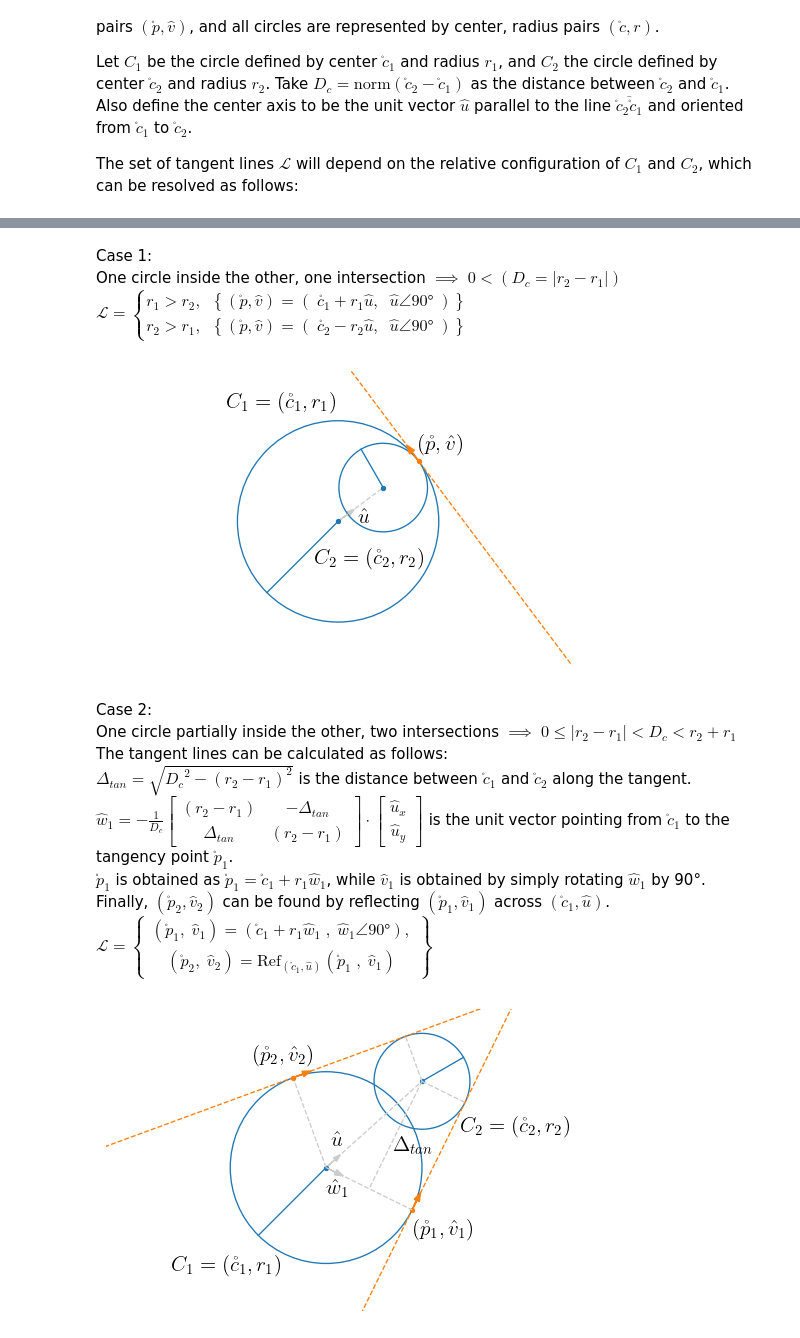
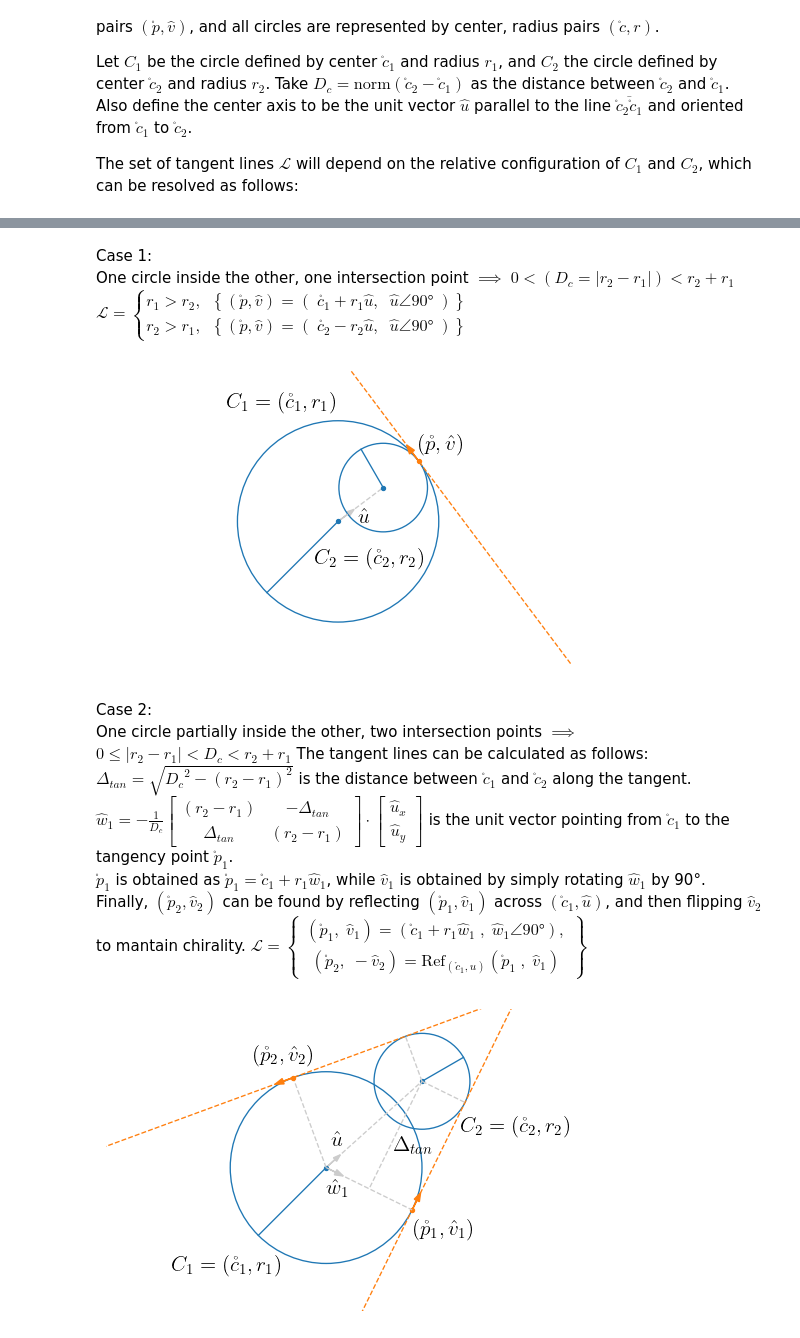
Before and after one commit to LeoKiepper/Exercicios, a Jupyter notebook: CircleCircleTangents/CircleCircleTangents.ipynb, the cells around one changed output, grey strips where cells are left out. Saved outputs shown, nothing was run; the diff lists cells and outputs as text; code cells hidden in the pictures.

```diff
--- a/CircleCircleTangents/CircleCircleTangents.ipynb
+++ b/CircleCircleTangents/CircleCircleTangents.ipynb
@@ -206,7 +208,6 @@ from scipy.spatial.transform import Rotation as R
 from numpy import append as A
 plt.rc('text',usetex=True)
 
-
 # Geometric parameters
 c1=np.array([4,3]); r1=5                            # Circle 1 definition
 C1=plt.Circle(c1,r1, fill=False, color='tab:blue')
@@ -221,7 +222,6 @@ u=(c2-c1)/norm(c2-c1)
 if r1>r2: p=c1+u*r1
 else: p=c2-u*r2
 v=np.array([-u[1],u[0]])
-
 
 # Figure setup
 fig1, ax1 = plt.subplots(figsize=(600/96, 400/96), dpi=96)
@@ -276,9 +276,8 @@ ax1.plot([p[0]+8*v[0],p[0]-15*v[0]],                    # Tangent line
         [p[1]+8*v[1],p[1]-15*v[1]],
         color='tab:orange',linestyle='--', linewidth=1)
 
-display(Latex(r"""
-Case 1:
-One circle inside the other, one intersection $\implies$ $0<(D_c=|r_2-r_1|)$
+display(Latex(r"""Case 1:
+One circle inside the other, one intersection point $\implies$ $0<(D_c=|r_2-r_1|) < r_2+r_1$
 
 $\mathcal{L}=\begin{cases}
         r_1>r_2, & \left\{ \left(\mathring{p},\hat{v}\right) = \left(\; \mathring{c_1} + r_1 \hat{u},\;\;  \hat{u} \angle 90° \;\right) \right\} \\
@@ -288,7 +287,7 @@ $\mathcal{L}=\begin{cases}
 plt.show(fig1)
 # %% [output]
 Case 1:
-One circle inside the other, one intersection $\implies$ $0<(D_c=|r_2-r_1|)$
+One circle inside the other, one intersection point $\implies$ $0<(D_c=|r_2-r_1|) < r_2+r_1$
 $\mathcal{L}=\begin{cases}
         r_1>r_2, & \left\{ \left(\mathring{p},\hat{v}\right) = \left(\; \mathring{c_1} + r_1 \hat{u},\;\;  \hat{u} \angle 90° \;\right) \right\} \\
         r_2>r_1, & \left\{ \left(\mathring{p},\hat{v}\right) = \left(\; \mathring{c_2} - r_2 \hat{u},\;\;  \hat{u} \angle 90° \;\right) \right\}
@@ -309,7 +308,6 @@ from numpy.linalg import norm
 from scipy.spatial.transform import Rotation as R
 from numpy import append as A
 plt.rc('text',usetex=True)
-
 
 # Geometric parameters
 c1=np.array([4,3]); r1=5                            # Circle 1 definition
@@ -327,8 +325,8 @@ w1=np.array([Delta*Dc*u[1]-(r2-r1)*Dc*u[0],-Delta*Dc*u[0]-(r2-r1)*Dc*u[1]])/Dc**
 p1=c1+w1*r1;     aux1=c2+w1*r2
 # Reflect both points across (c1,u) to find tangency points on both circles for the other line
 p2=2*c1+2*np.dot(p1-c1,u)*u-p1;         aux2=2*c1+2*np.dot(aux1-c1,u)*u-aux1
-# Define the direction vector for each line
-v1 = aux1-p1; v1=v1/norm(v1);           v2 = aux2-p2; v2=v2/norm(v2)
+# Define the direction vector for each line, flip v2 to mantain chirality
+v1 = aux1-p1; v1=v1/norm(v1);           v2 = aux2-p2; v2=-v2/norm(v2)
 # also calculate w2 to help with label positioning
 w2=p2-c1; w2=w2/norm(w2)
 
@@ -406,7 +404,7 @@ aux=-np.dot(u*Dc,v1)*v1
 ax2.plot([cs[0],cs[0]+aux[0]],                          # Parallelogram line, circle 1 tangent 1
         [cs[1],cs[1]+aux[1]],
         color=(0.8,0.8,0.8),linestyle='--', linewidth=1)
-ax2.annotate(r'$ \Delta_{tan} $',                       # Parallelogram line, circle 1 tangent 1 label
+ax2.annotate(r'$ \Delta_{tan} $',                       # Delta_{tan} label
         xy=cs+0.5*aux+1*w1,
         xycoords='data', fontsize=16,
         ha ='center', va='center_baseline')
@@ -428,42 +426,40 @@ ax2.arrow(c1[0],c1[1],w1[0],w1[1],                      # w1
         length_includes_head=True)
 ax2.annotate(r'$ \hat{w}_1 $',                          # w1 label
         xy=c1+1.2*w1-0.7*u,
         xycoords='data', fontsize=16,
         ha ='center', va='center_baseline')
 
-
-display(Latex(r"""
-Case 2:
-One circle partially inside the other, two intersections $\implies$ $0 \leq |r_2-r_1| < D_c < r_2+r_1$
+display(Latex(r"""Case 2:
+One circle partially inside the other, two intersection points $\implies$ $0 \leq |r_2-r_1| < D_c < r_2+r_1$
 
 The tangent lines can be calculated as follows:
 
 $\Delta_{tan}=\sqrt{{D_c}^2-(r_2-r_1)^2}$ is the distance between $\mathring{c}_1$ and $\mathring{c}_2$ along the tangent.
 
 $ \hat{w}_1 = -\frac{1}{D_c} \begin{bmatrix} (r_2-r_1) & -\Delta_{tan} \\ \Delta_{tan} & (r_2-r_1) \end{bmatrix} \cdot \begin{bmatrix} \hat{u}_x \\ \hat{u}_y \end{bmatrix} $
 is the unit vector pointing from $\mathring{c}_1$ to the tangency point $\mathring{p}_1$.
 
 $\mathring{p}_1$ is obtained as $ \mathring{p}_1 =  \mathring{c}_1 + r_1 \hat{w}_1 $, while $\hat{v}_1$ is obtained by simply rotating $\hat{w}_1$ by 90°.
-Finally, $ (\mathring{p}_2,\hat{v}_2) $ can be found by reflecting $ (\mathring{p}_1,\hat{v}_1) $ across $ (\mathring{c}_1,\hat{u}) $.
+Finally, $ (\mathring{p}_2,\hat{v}_2) $ can be found by reflecting $ (\mathring{p}_1,\hat{v}_1) $ across $ (\mathring{c}_1,\hat{u}) $, and then flipping $\hat{v}_2$ to mantain chirality.
 
 $ \mathcal{L}=\left\{ \begin{array}{c}
-        (\mathring{p}_1,\;\hat{v}_1) = (\mathring{c}_1 + r_1 \hat{w}_1 \;,\; \hat{w}_1 \angle 90°), \\
-        (\mathring{p}_2,\;\hat{v}_2) = \text{Ref}_{(\mathring{c}_1,\hat{u})} \left( \mathring{p}_1 \;,\; \hat{v}_1 \right)
+        (\mathring{p}_1,\; \hat{v}_1) = (\mathring{c}_1 + r_1 \hat{w}_1 \;,\; \hat{w}_1 \angle 90°), \\
+        (\mathring{p}_2,\; -\hat{v}_2) = \text{Ref}_{(\mathring{c}_1,\hat{u})} \left( \mathring{p}_1 \;,\; \hat{v}_1 \right)
 \end{array} \right\} $
 """))
 
 plt.show(fig2)
 # %% [output]
 Case 2:
-One circle partially inside the other, two intersections $\implies$ $0 \leq |r_2-r_1| < D_c < r_2+r_1$
+One circle partially inside the other, two intersection points $\implies$ $0 \leq |r_2-r_1| < D_c < r_2+r_1$
 The tangent lines can be calculated as follows:
 $\Delta_{tan}=\sqrt{{D_c}^2-(r_2-r_1)^2}$ is the distance between $\mathring{c}_1$ and $\mathring{c}_2$ along the tangent.
 $ \hat{w}_1 = -\frac{1}{D_c} \begin{bmatrix} (r_2-r_1) & -\Delta_{tan} \\ \Delta_{tan} & (r_2-r_1) \end{bmatrix} \cdot \begin{bmatrix} \hat{u}_x \\ \hat{u}_y \end{bmatrix} $
 is the unit vector pointing from $\mathring{c}_1$ to the tangency point $\mathring{p}_1$.
 $\mathring{p}_1$ is obtained as $ \mathring{p}_1 =  \mathring{c}_1 + r_1 \hat{w}_1 $, while $\hat{v}_1$ is obtained by simply rotating $\hat{w}_1$ by 90°.
-Finally, $ (\mathring{p}_2,\hat{v}_2) $ can be found by reflecting $ (\mathring{p}_1,\hat{v}_1) $ across $ (\mathring{c}_1,\hat{u}) $.
+Finally, $ (\mathring{p}_2,\hat{v}_2) $ can be found by reflecting $ (\mathring{p}_1,\hat{v}_1) $ across $ (\mathring{c}_1,\hat{u}) $, and then flipping $\hat{v}_2$ to mantain chirality.
 $ \mathcal{L}=\left\{ \begin{array}{c}
-        (\mathring{p}_1,\;\hat{v}_1) = (\mathring{c}_1 + r_1 \hat{w}_1 \;,\; \hat{w}_1 \angle 90°), \\
-        (\mathring{p}_2,\;\hat{v}_2) = \text{Ref}_{(\mathring{c}_1,\hat{u})} \left( \mathring{p}_1 \;,\; \hat{v}_1 \right)
+        (\mathring{p}_1,\; \hat{v}_1) = (\mathring{c}_1 + r_1 \hat{w}_1 \;,\; \hat{w}_1 \angle 90°), \\
+        (\mathring{p}_2,\; -\hat{v}_2) = \text{Ref}_{(\mathring{c}_1,\hat{u})} \left( \mathring{p}_1 \;,\; \hat{v}_1 \right)
 \end{array} \right\} $
-[figure, old version]
+[figure, new version]
```
Also changed, not shown: parts of 5 cells of this notebook.
